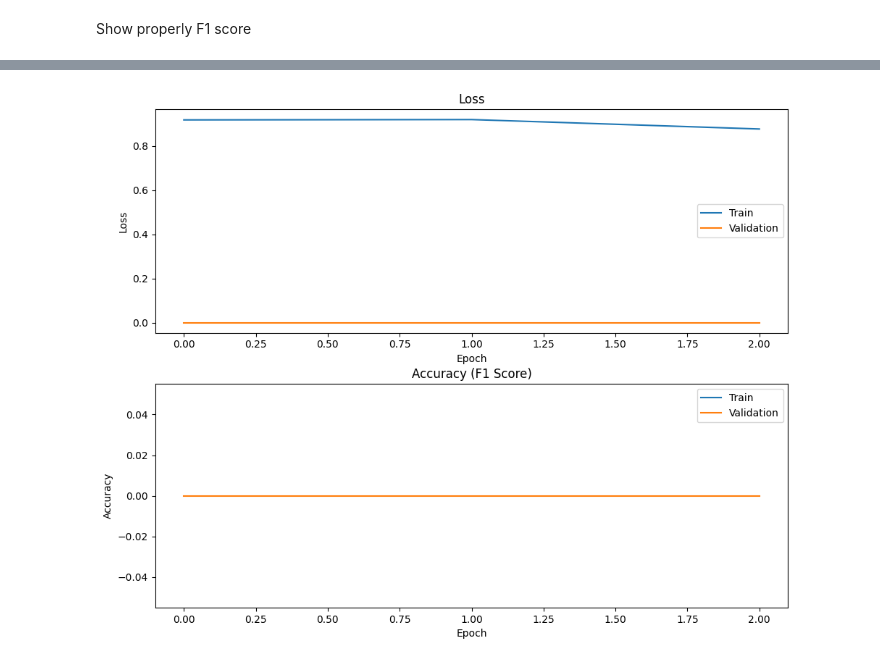
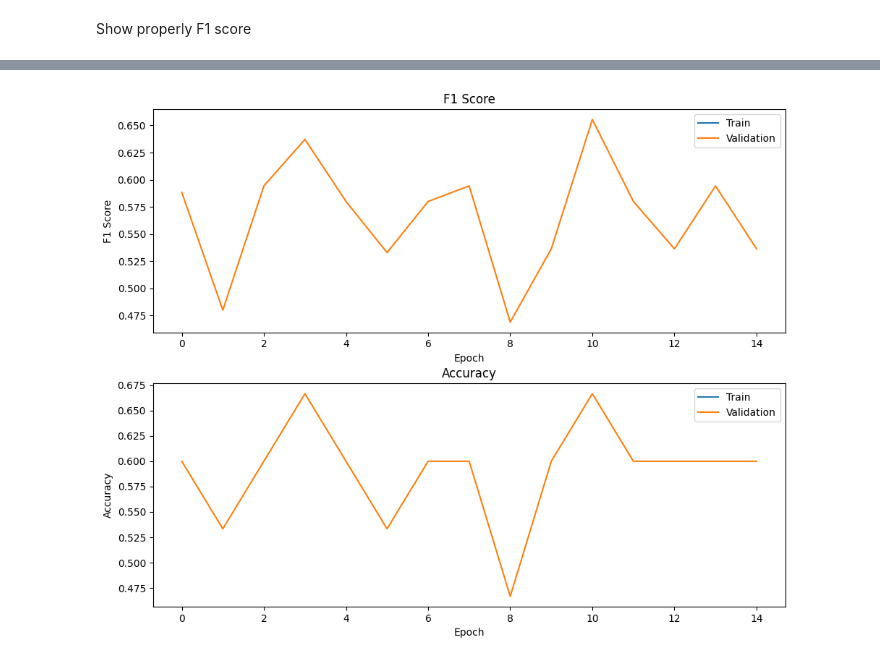
Before and after one commit to fdeloscogna/Python_experiment, a Jupyter notebook: Tesi_Python_section.ipynb, the cells around one changed output, grey strips where cells are left out. Saved outputs shown, nothing was run; the diff lists cells and outputs as text; code cells hidden in the pictures.

```diff
--- a/Tesi_Python_section.ipynb
+++ b/Tesi_Python_section.ipynb
@@ -542,24 +523,23 @@ for model_key, history in history_dict.items():
 # %% [markdown]
 Show properly F1 score
 # %%
+import matplotlib.pyplot as plt
+
 # Initialize subplots
-fig, axs = plt.subplots(2, 1, figsize=[10, 8])  # Two subplots for loss and accuracy
+fig, axs = plt.subplots(2, 1, figsize=[10, 8])  # Two subplots for F1 score and accuracy
 fig.tight_layout(pad=3.0)
 
-# Lists to store training and validation loss and accuracy
-train_losses = []
-val_losses = []
+# Lists to store training and validation F1 scores and accuracies
+train_f1_scores = []
+val_f1_scores = []
 train_accuracies = []
 val_accuracies = []
 
 # Training loop
-num_epochs = 3  # Replace with the actual number of epochs
+num_epochs = 15 # Replace with the actual number of epochs
 for epoch in range(num_epochs):
-    # Training phase
+     # Training phase for ResNet50
     resnet_model.train()
-    running_loss = 0.0
-    for images, labels in train_dataloader:
-            resnet_model.train()
     running_loss = 0.0
     for images, labels in train_dataloader:
         images = images.to(device)
@@ -578,32 +558,52 @@ for epoch in range(num_epochs):
 
     epoch_loss = running_loss / len(train_dataloader)
 
-    epoch_loss = running_loss / len(train_dataloader)
-    train_losses.append(epoch_loss)
+    print(f"Epoch {epoch+1}/{num_epochs} - ResNet50 Training Loss: {epoch_loss:.4f}")
 
     # Validation phase
     resnet_model.eval()
     val_loss = 0.0
     val_f1 = 0.0
     val_accuracy = 0.0
-    # Your existing validation code here
-    # ...
+    total_predictions = torch.tensor([], dtype=torch.long, device=device)
+    # Initialize the tensor to store the total predictions.
+    total_labels = torch.tensor([], dtype=torch.long, device=device)
+    with torch.no_grad():
+        for images, labels in val_dataloader:
+            images = images.to(device)
+            labels = labels.to(device)
 
-    val_losses.append(val_loss)
-    val_accuracies.append(val_f1)
+            resnet_outputs = resnet_model(images)
+            resnet_loss = criterion(resnet_outputs, labels)
 
-# Plot learning curves for loss
-axs[0].plot(train_losses, label='Train')
-axs[0].plot(val_losses, label='Validation')
-axs[0].set_title('Loss')
-axs[0].set_ylabel('Loss')
+            val_loss += resnet_loss.item()
+
+            _, predictions = torch.max(resnet_outputs, dim=1)
+
+            total_predictions = torch.cat((total_predictions, predictions), dim=0)
+            total_labels = torch.cat((total_labels, labels), dim=0)
+
+    val_loss /= len(val_dataloader)
+
+    val_f1 = f1_score(total_labels.cpu(), total_predictions.cpu(), average='weighted')
+
+    val_accuracy = accuracy_score(total_labels.cpu(), total_predictions.cpu())
+    # Append F1 scores and accuracies to the respective lists
+    val_f1_scores.append(val_f1)      # Replace with actual validation F1 score
+    val_accuracies.append(val_accuracy)      # Replace with actual validation accuracy
+
+# Plot learning curves for F1 score
+axs[0].plot(train_f1_scores, label='Train')
+axs[0].plot(val_f1_scores, label='Validation')
+axs[0].set_title('F1 Score')
+axs[0].set_ylabel('F1 Score')
 axs[0].set_xlabel('Epoch')
 axs[0].legend()
 
-# Plot learning curves for accuracy (F1 score)
+# Plot learning curves for accuracy
 axs[1].plot(train_accuracies, label='Train')
 axs[1].plot(val_accuracies, label='Validation')
-axs[1].set_title('Accuracy (F1 Score)')
+axs[1].set_title('Accuracy')
 axs[1].set_ylabel('Accuracy')
 axs[1].set_xlabel('Epoch')
 axs[1].legend()
@@ -614 +629 @@ plt.show()
-[figure, old version]
+[figure, new version]
```
Also changed, not shown: parts of 8 cells of this notebook.
